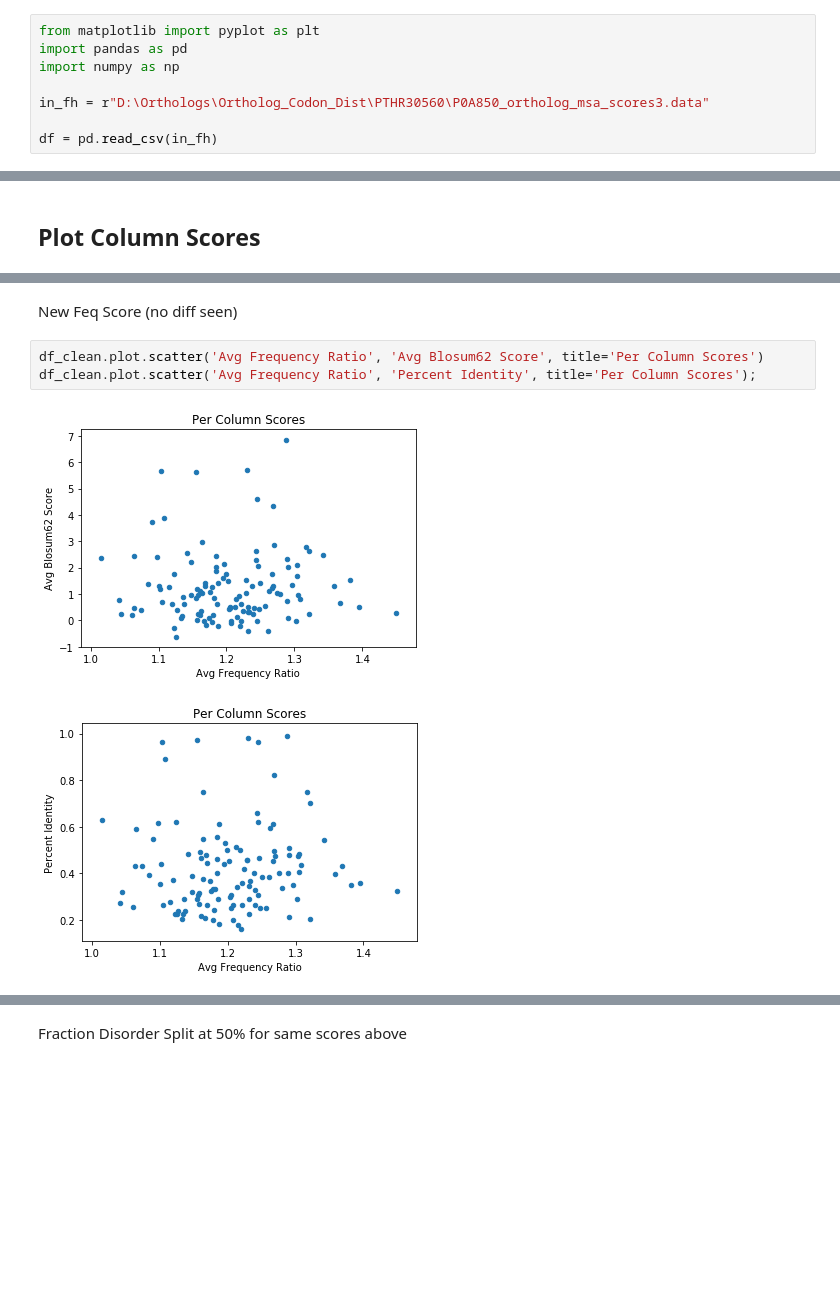
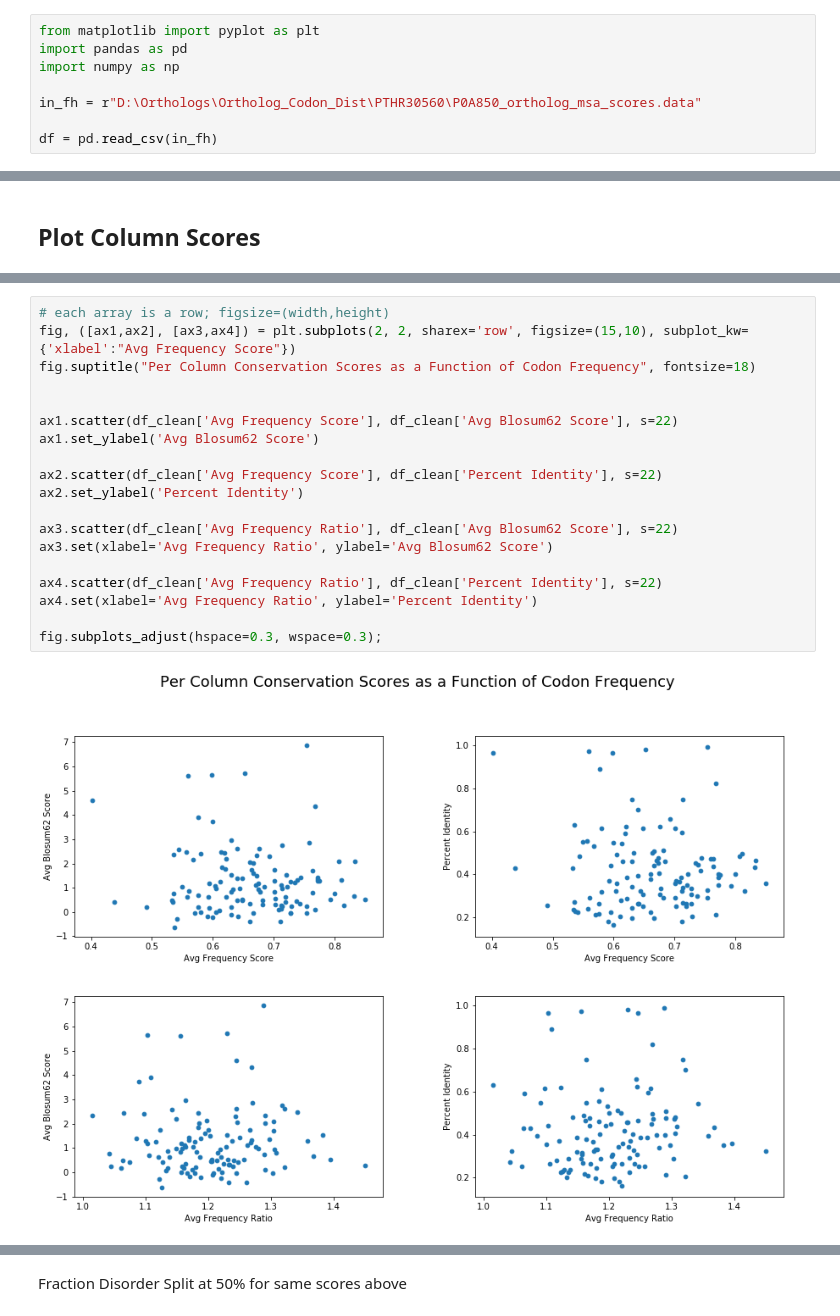
Before and after one commit to Fritos121/Codon-Usage-IDRs, a Jupyter notebook: plot_columns_P0A850.ipynb, the cells around one changed output, grey strips where cells are left out. Drawn from its saved outputs; the diff is of its cells as text; blank space fills up the shorter version.

Commit message:
made subplots

```diff
--- a/plot_columns_P0A850.ipynb
+++ b/plot_columns_P0A850.ipynb
@@ -7,7 +7,7 @@ from matplotlib import pyplot as plt
 import pandas as pd
 import numpy as np
 
-in_fh = r"D:\Orthologs\Ortholog_Codon_Dist\PTHR30560\P0A850_ortholog_msa_scores3.data"
+in_fh = r"D:\Orthologs\Ortholog_Codon_Dist\PTHR30560\P0A850_ortholog_msa_scores.data"
 
 df = pd.read_csv(in_fh)
 # %%
@@ -78,8 +76,21 @@ df_clean.plot.scatter('Avg Frequency Score', 'Percent Identity', title='Per Colu
-# %% [markdown]
-New Feq Score (no diff seen)
-# %%
-df_clean.plot.scatter('Avg Frequency Ratio', 'Avg Blosum62 Score', title='Per Column Scores')
-df_clean.plot.scatter('Avg Frequency Ratio', 'Percent Identity', title='Per Column Scores');
-# %% [output]
-[figure, removed]
-[figure, removed]
+# %%
+# each array is a row; figsize=(width,height)
+fig, ([ax1,ax2], [ax3,ax4]) = plt.subplots(2, 2, sharex='row', figsize=(15,10), subplot_kw={'xlabel':"Avg Frequency Score"})
+fig.suptitle("Per Column Conservation Scores as a Function of Codon Frequency", fontsize=18)
+
+
+ax1.scatter(df_clean['Avg Frequency Score'], df_clean['Avg Blosum62 Score'], s=22)
+ax1.set_ylabel('Avg Blosum62 Score')
+
+ax2.scatter(df_clean['Avg Frequency Score'], df_clean['Percent Identity'], s=22)
+ax2.set_ylabel('Percent Identity')
+
+ax3.scatter(df_clean['Avg Frequency Ratio'], df_clean['Avg Blosum62 Score'], s=22)
+ax3.set(xlabel='Avg Frequency Ratio', ylabel='Avg Blosum62 Score')
+
+ax4.scatter(df_clean['Avg Frequency Ratio'], df_clean['Percent Identity'], s=22)
+ax4.set(xlabel='Avg Frequency Ratio', ylabel='Percent Identity')
+
+fig.subplots_adjust(hspace=0.3, wspace=0.3);
+# %% [output]
+[figure, added]
```
Also changed, not shown: parts of 44 cells of this notebook.
